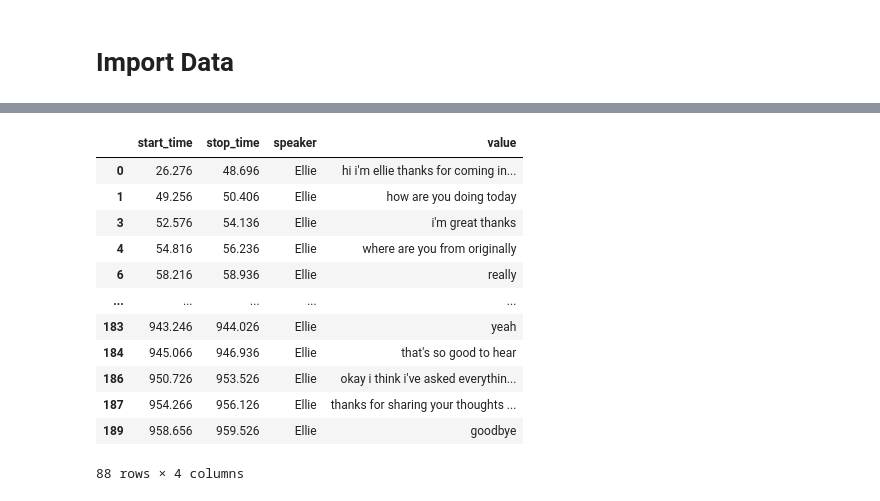
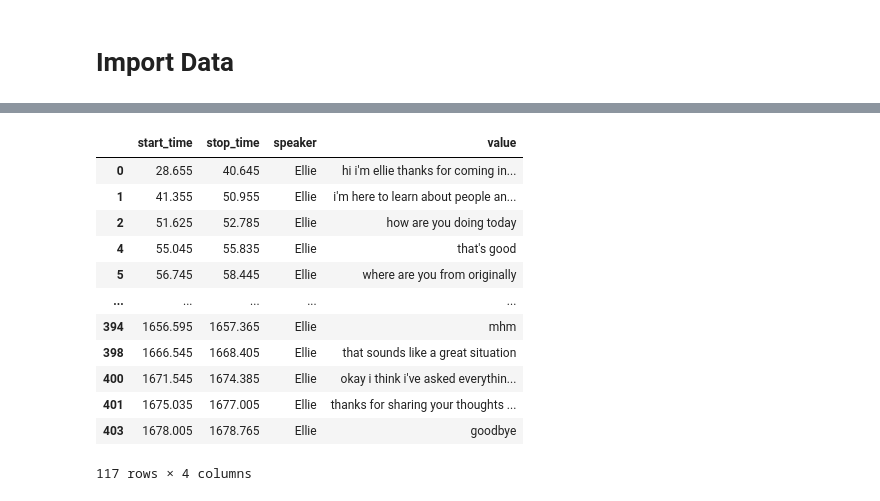
Before and after one commit to Daksh-Mistry/Depression-Analysis, a Jupyter notebook: Audio.ipynb, the cells around one changed output, grey strips where cells are left out. Saved outputs shown, nothing was run; the diff lists cells and outputs as text; code cells hidden in the pictures.

```diff
--- a/Audio.ipynb
+++ b/Audio.ipynb
@@ -28,2 +29,2 @@ sample_1s = sample.groupby(sample['index']).mean()
 # %%
-time = pd.read_csv('Data/train/303_P/303_TRANSCRIPT.csv', sep='\t')
+time = pd.read_csv('Data/train/305_P/305_TRANSCRIPT.csv', sep='\t')
@@ -32,17 +31,19 @@ sample_1s['index'] = sample_1s.index
 # %%
-time[time['speaker'] == 'Ellie']
+time = time[time['speaker'] == 'Ellie']
-# %% [output]
-|  | start_time | stop_time | speaker | value |
-| 0 | 26.276 | 48.696 | Ellie | hi i'm ellie thanks for coming in... |
-| 1 | 49.256 | 50.406 | Ellie | how are you doing today |
-| 3 | 52.576 | 54.136 | Ellie | i'm great thanks |
-| 4 | 54.816 | 56.236 | Ellie | where are you from originally |
-| 6 | 58.216 | 58.936 | Ellie | really |
-| ... | ... | ... | ... | ... |
-| 183 | 943.246 | 944.026 | Ellie | yeah |
-| 184 | 945.066 | 946.936 | Ellie | that's so good to hear |
-| 186 | 950.726 | 953.526 | Ellie | okay i think i've asked everythin... |
-| 187 | 954.266 | 956.126 | Ellie | thanks for sharing your thoughts ... |
-| 189 | 958.656 | 959.526 | Ellie | goodbye |
-88 rows × 4 columns
+# %%
+time
+# %% [output]
+|  | start_time | stop_time | speaker | value |
+| 0 | 28.655 | 40.645 | Ellie | hi i'm ellie thanks for coming in... |
+| 1 | 41.355 | 50.955 | Ellie | i'm here to learn about people an... |
+| 2 | 51.625 | 52.785 | Ellie | how are you doing today |
+| 4 | 55.045 | 55.835 | Ellie | that's good |
+| 5 | 56.745 | 58.445 | Ellie | where are you from originally |
+| ... | ... | ... | ... | ... |
+| 394 | 1656.595 | 1657.365 | Ellie | mhm |
+| 398 | 1666.545 | 1668.405 | Ellie | that sounds like a great situation |
+| 400 | 1671.545 | 1674.385 | Ellie | okay i think i've asked everythin... |
+| 401 | 1675.035 | 1677.005 | Ellie | thanks for sharing your thoughts ... |
+| 403 | 1678.005 | 1678.765 | Ellie | goodbye |
+117 rows × 4 columns
 # %%
```
Also changed, not shown: parts of 38 cells of this notebook.
